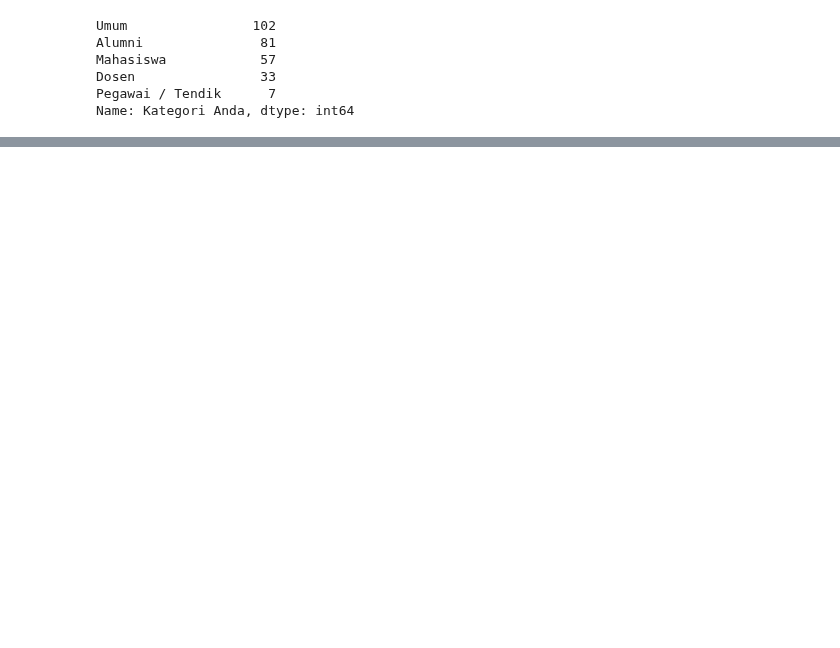
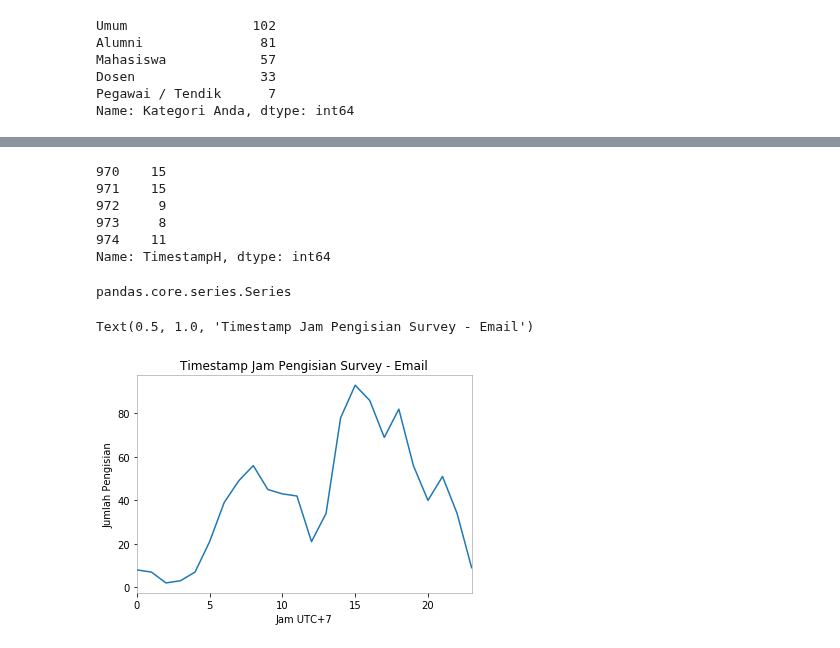
Before and after one commit to wdloe/pilrek, a Jupyter notebook: pilrek.ipynb, the cells around one changed output, grey strips where cells are left out. Drawn from its saved outputs; the diff is of its cells as text; code cells hidden in the pictures; blank space fills up the shorter version.

```diff
--- a/pilrek.ipynb
+++ b/pilrek.ipynb
@@ -108,0 +166,13 @@ NameError: name 'angles' is not defined
+# %%
+#PLOT TIMESTAMP
+df['Timestamp'] = pd.to_datetime(df['Timestamp'])
+# %%
+df['TimestampH']=df.Timestamp.dt.hour
+df['TimestampH'].tail()
+# %% [output]
+970    15
+971    15
+972     9
+973     8
+974    11
+Name: TimestampH, dtype: int64
@@ -108,0 +181,12 @@ NameError: name 'angles' is not defined
+# %%
+type(df['TimestampH'])
+# %% [output]
+pandas.core.series.Series
+# %%
+df['TimestampH'].value_counts(sort=False).plot()
+plt.xlabel("Jam UTC+7")
+plt.ylabel("Jumlah Pengisian")
+plt.title("Timestamp Jam Pengisian Survey - Email")
+# %% [output]
+Text(0.5, 1.0, 'Timestamp Jam Pengisian Survey - Email')
+[figure, added]
```
Also changed, not shown: parts of 5 cells of this notebook, 1 other file.
